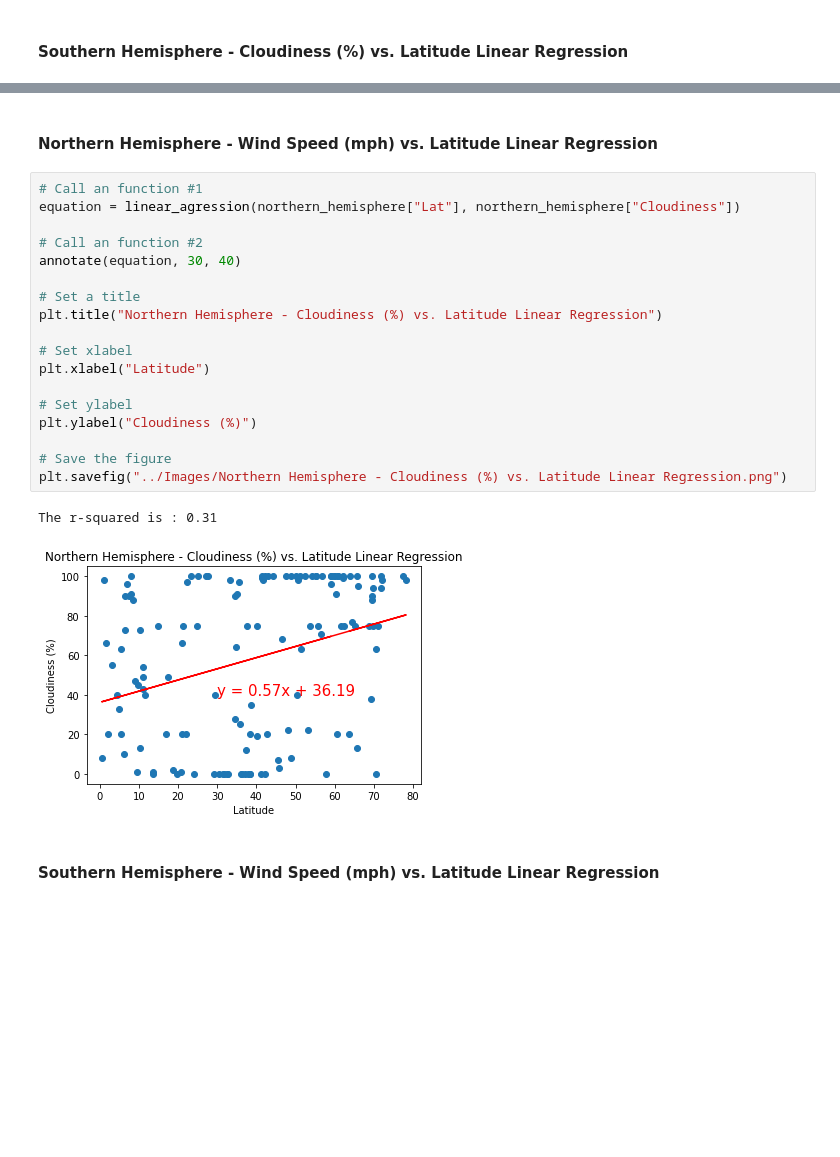
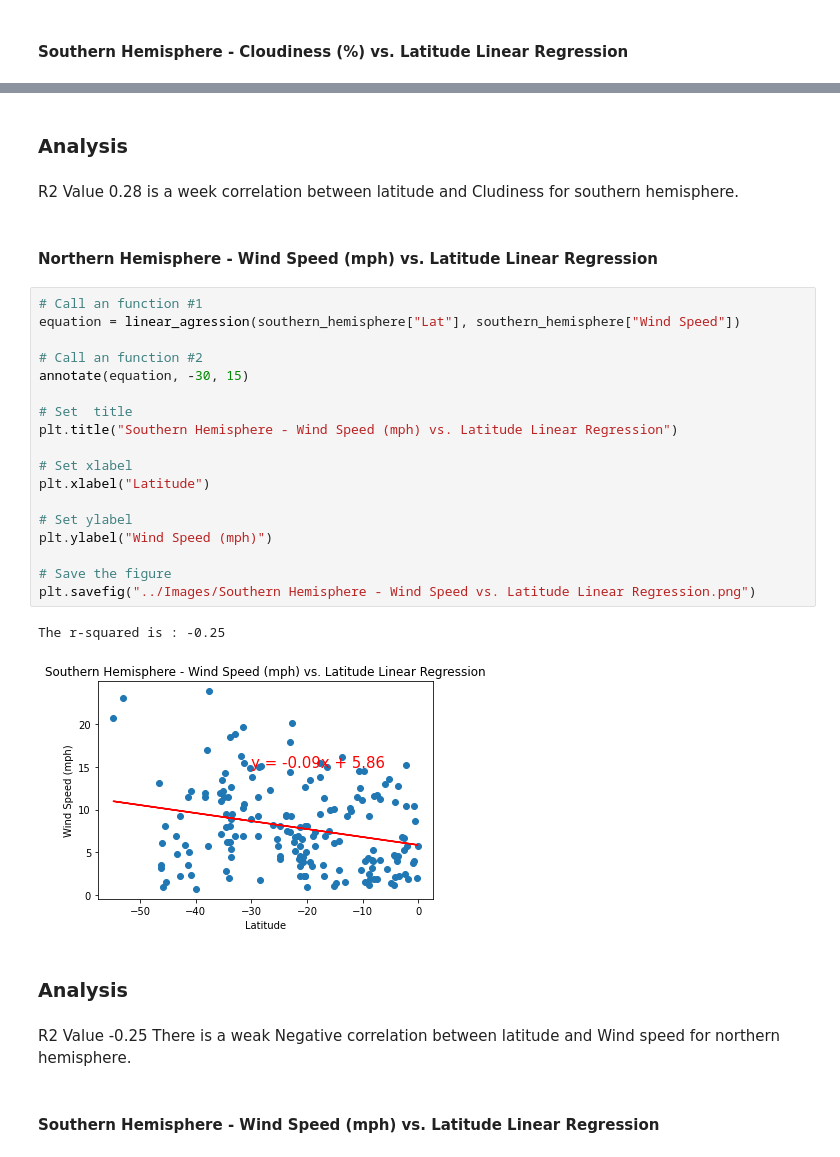
Before and after one commit to saaallyahmed/Python_APIs, a Jupyter notebook: starter_code/WeatherPy.ipynb, the cells around one changed output, grey strips where cells are left out. Saved outputs shown, nothing was run; the diff lists cells and outputs as text; blank space fills up the shorter version.

Commit message:
Analysis included

```diff
--- a/starter_code/WeatherPy.ipynb
+++ b/starter_code/WeatherPy.ipynb
@@ -448,26 +456,34 @@ The r-squared is : 0.4
+# %% [markdown]
+### Analysis
+# %% [markdown]
+R2 Value 0.28 is a week correlation between latitude and Cludiness for southern hemisphere.
 # %% [markdown]
 ####  Northern Hemisphere - Wind Speed (mph) vs. Latitude Linear Regression
 # %%
 # Call an function #1
-equation = linear_agression(northern_hemisphere["Lat"], northern_hemisphere["Cloudiness"])
+equation = linear_agression(southern_hemisphere["Lat"], southern_hemisphere["Wind Speed"])
 
 # Call an function #2
-annotate(equation, 30, 40)
+annotate(equation, -30, 15)
 
-# Set a title
-plt.title("Northern Hemisphere - Cloudiness (%) vs. Latitude Linear Regression")
+# Set  title
+plt.title("Southern Hemisphere - Wind Speed (mph) vs. Latitude Linear Regression")
 
 # Set xlabel
 plt.xlabel("Latitude")
 
 # Set ylabel
-plt.ylabel("Cloudiness (%)")
+plt.ylabel("Wind Speed (mph)")
 
 # Save the figure
-plt.savefig("../Images/Northern Hemisphere - Cloudiness (%) vs. Latitude Linear Regression.png")
+plt.savefig("../Images/Southern Hemisphere - Wind Speed vs. Latitude Linear Regression.png")
 # %% [output]
-The r-squared is : 0.31
+The r-squared is : -0.25
-[figure, old version]
+[figure, new version]
+# %% [markdown]
+### Analysis
+# %% [markdown]
+R2 Value -0.25 There is a weak Negative correlation between latitude and Wind speed for northern hemisphere.
 # %% [markdown]
 ####  Southern Hemisphere - Wind Speed (mph) vs. Latitude Linear Regression
 # %%
```
Also changed, not shown: parts of 38 cells of this notebook, 14 other files.
